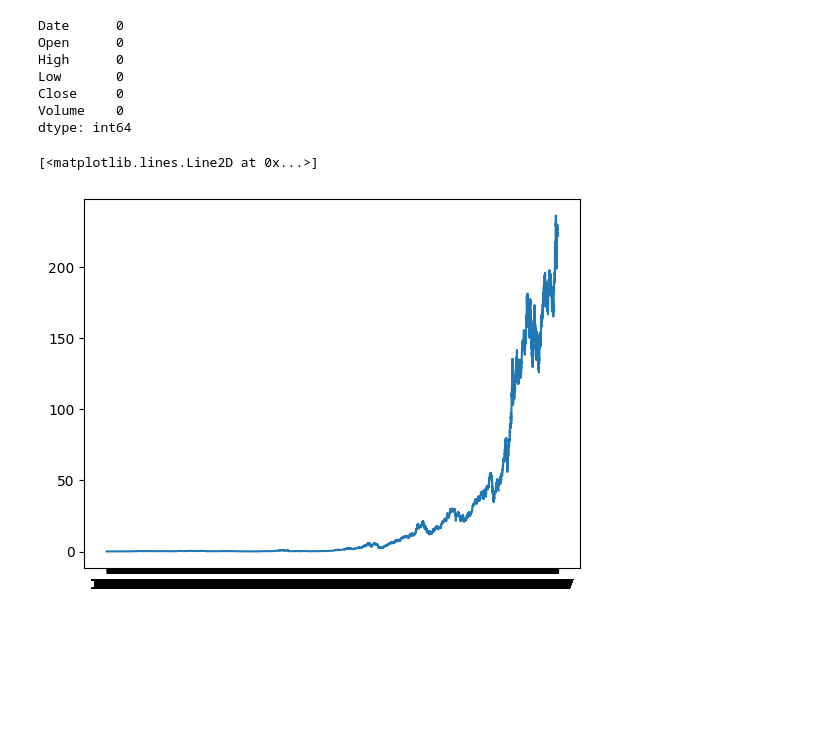
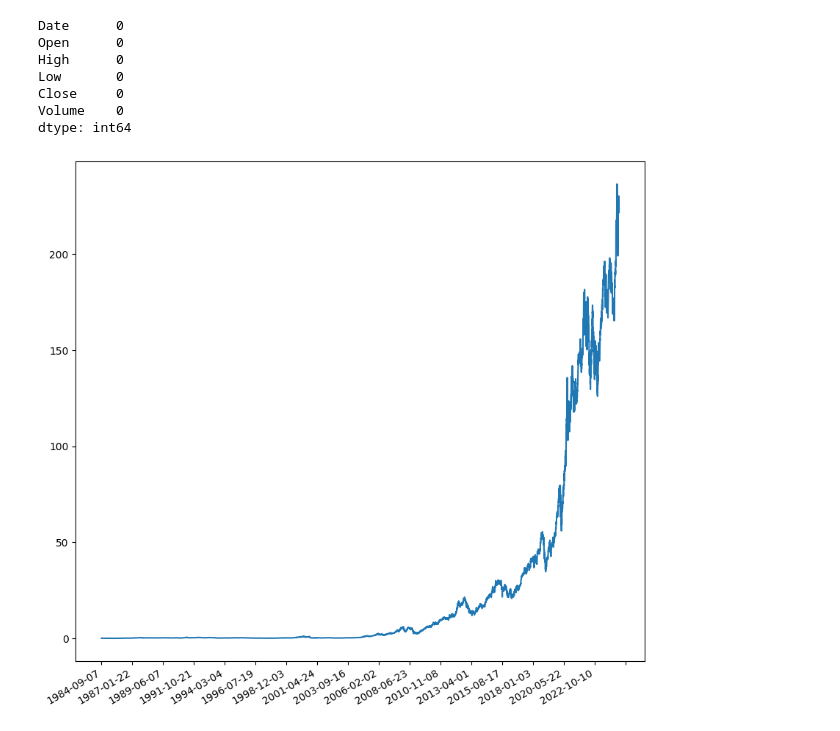
Before and after one commit to Amen-Haj-Brahim/lstm-apple-stocks, a Jupyter notebook: lstm.ipynb, the cells around one changed output. Cells and saved outputs as stored; diff of their text form; code cells hidden in the pictures; blank space fills up the shorter version.

```diff
--- a/lstm.ipynb
+++ b/lstm.ipynb
@@ -40,10 +41,10 @@ Low       0
 Close     0
 Volume    0
 dtype: int64
-# %%
-ax=plt.axes()
-ax.xaxis.set_major_formatter(mdates.DateFormatter('%Y'))
-plt.plot(df["Date"],df["Open"])
-# %% [output]
-[<matplotlib.lines.Line2D at 0x...>]
-[figure, removed]
+# %%
+plt.figure(figsize=(10,10))
+plt.plot(df["Date"],df["Open"])
+plt.gca().xaxis.set_major_locator(plt.MaxNLocator(20))
+plt.gcf().autofmt_xdate()
+# %% [output]
+[figure, added]
```
Also changed, not shown: parts of 7 cells of this notebook.
